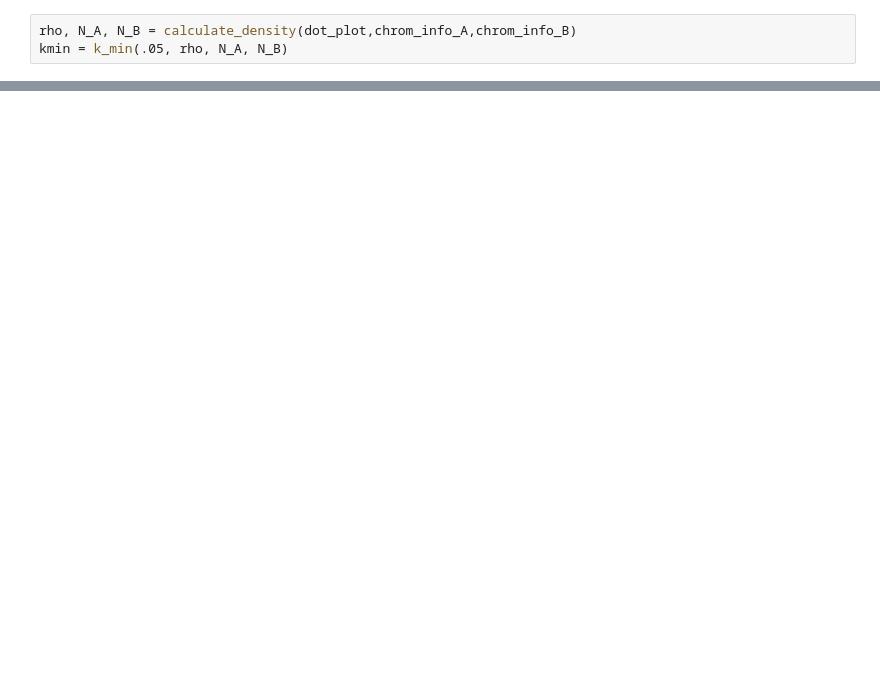
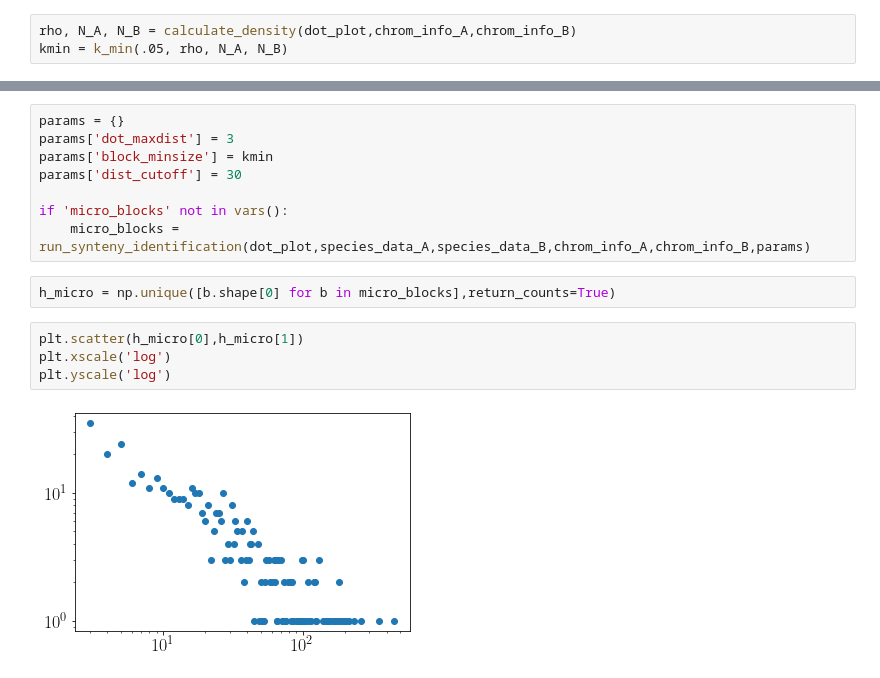
Before and after one commit to DiPierroLab/GenomicTools, a Jupyter notebook: testing/synteny_run.ipynb, the cells around one changed output, grey strips where cells are left out. Cells and saved outputs as stored; diff of their text form; blank space fills up the shorter version.

```diff
--- a/testing/synteny_run.ipynb
+++ b/testing/synteny_run.ipynb
@@ -415,0 +65,16 @@ save_species_data('Mandrillus_sphinx_species_data.csv','Mandrillus_sphinx',spdat
+# %%
+params = {}
+params['dot_maxdist'] = 3
+params['block_minsize'] = kmin
+params['dist_cutoff'] = 30
+
+if 'micro_blocks' not in vars():
+    micro_blocks = run_synteny_identification(dot_plot,species_data_A,species_data_B,chrom_info_A,chrom_info_B,params)
+# %%
+h_micro = np.unique([b.shape[0] for b in micro_blocks],return_counts=True)
+# %%
+plt.scatter(h_micro[0],h_micro[1])
+plt.xscale('log')
+plt.yscale('log')
+# %% [output]
+[figure, added]
```
Also changed, not shown: parts of 77 cells of this notebook, 26 other files.
